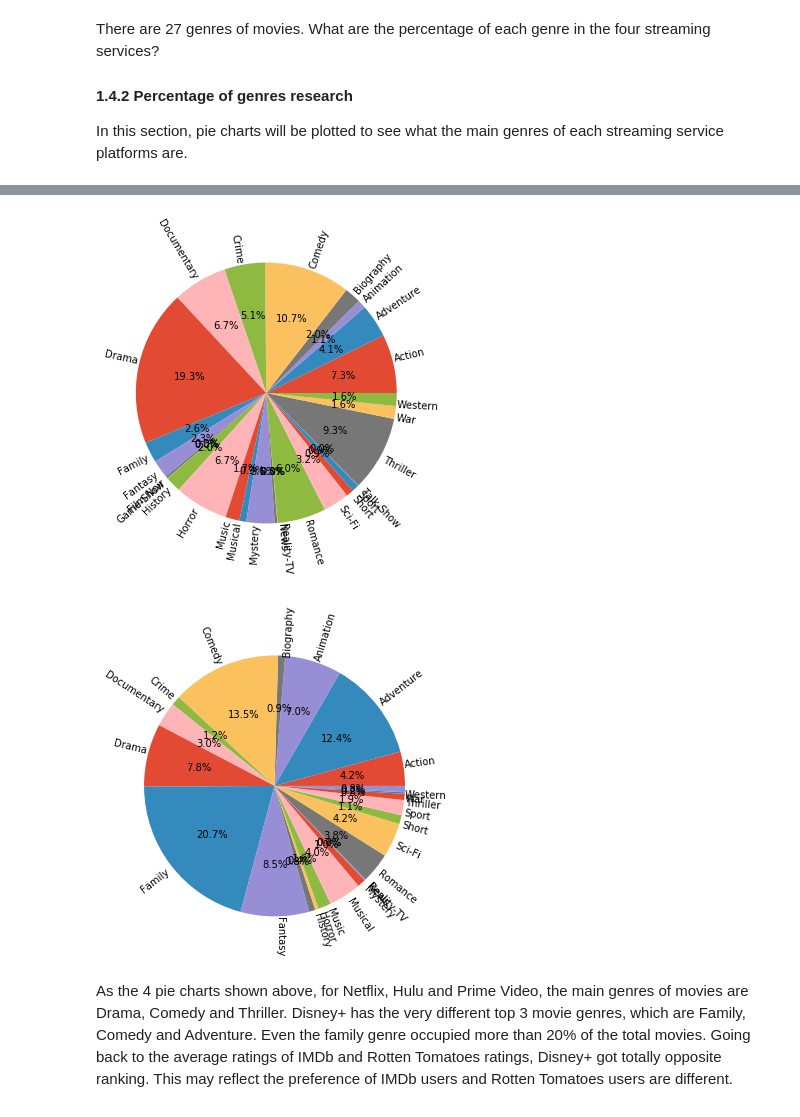
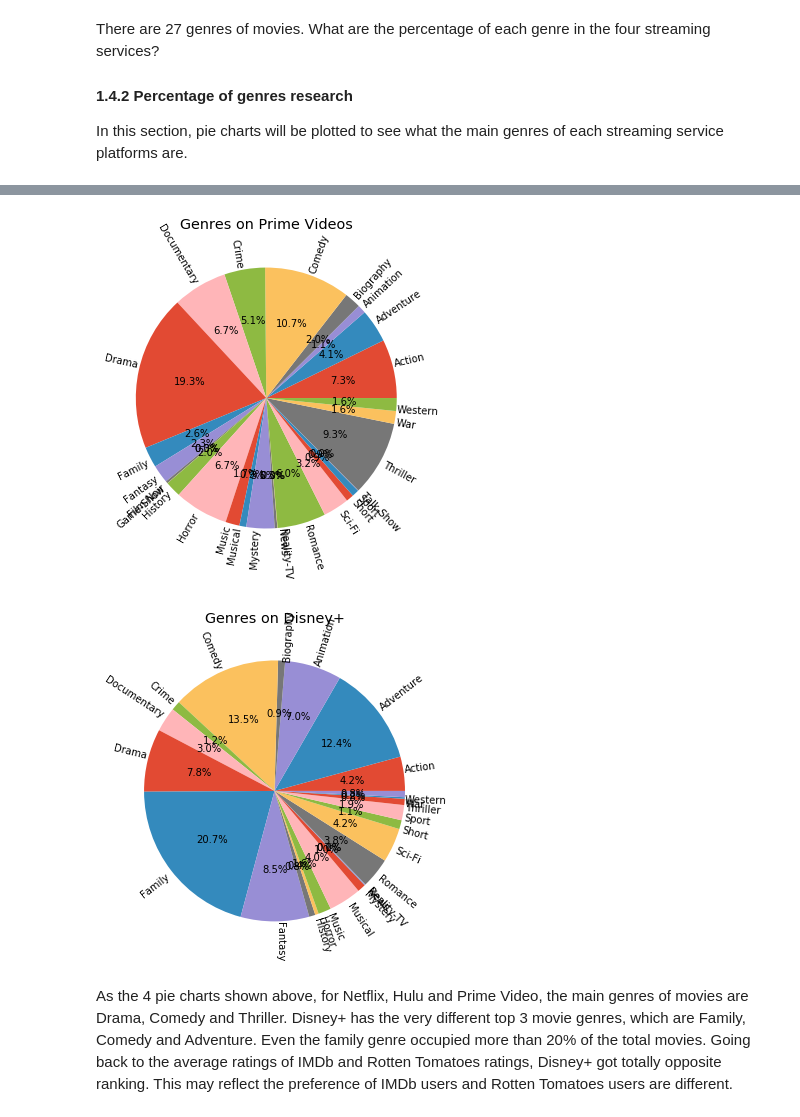
Before and after one commit to chenkecoco1/AIM-5001, a Jupyter notebook: K_CHEN_FinalProject.ipynb, the cells around one changed output, grey strips where cells are left out. Drawn from its saved outputs; the diff is of its cells as text; code cells hidden in the pictures.

```diff
--- a/K_CHEN_FinalProject.ipynb
+++ b/K_CHEN_FinalProject.ipynb
@@ -469,17 +471,19 @@ plt.show()
 # %%
 # use pie chart to show the percentage of Prime Video.
 plt.figure(figsize=(6,6))
 plt.pie(genre_pv['streaming svc'],labels = genre_pv.index, autopct = '%1.1f%%',labeldistance = 1,rotatelabels = True)
+plt.title('Genres on Prime Videos')
 plt.show()
 # %% [output]
-[figure, old version]
+[figure, new version]
 # %%
 # use pie chart to show the percentage of Disney+.
 plt.figure(figsize=(6,6))
 plt.pie(genre_ds['streaming svc'],labels = genre_ds.index, autopct = '%1.1f%%',labeldistance = 1,rotatelabels = True)
+plt.title('Genres on Disney+')
 plt.show()
 # %% [output]
-[figure, old version]
+[figure, new version]
 # %% [markdown]
 As the 4 pie charts shown above, for Netflix, Hulu and Prime Video, the main genres of movies are Drama, Comedy and Thriller. Disney+ has the very different top 3 movie genres, which are Family, Comedy and Adventure. Even the family genre occupied more than 20% of the total movies. Going back to the average ratings of IMDb and Rotten Tomatoes ratings, Disney+ got totally opposite ranking. This may reflect the preference of IMDb users and Rotten Tomatoes users are different.
 # %% [markdown]
```
Also changed, not shown: parts of 6 cells of this notebook.
